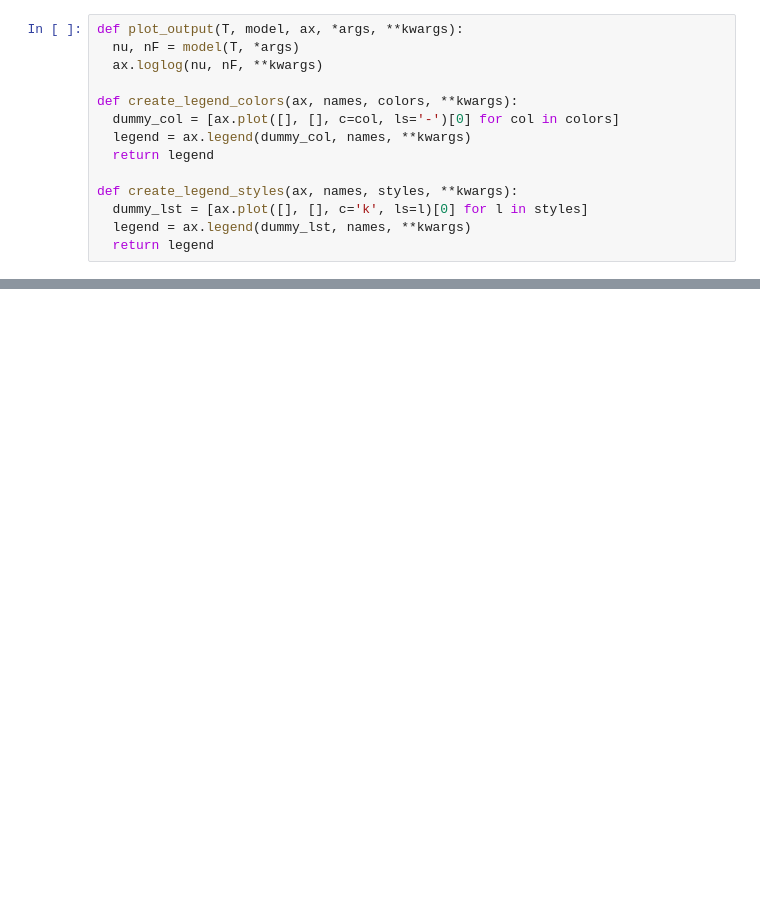
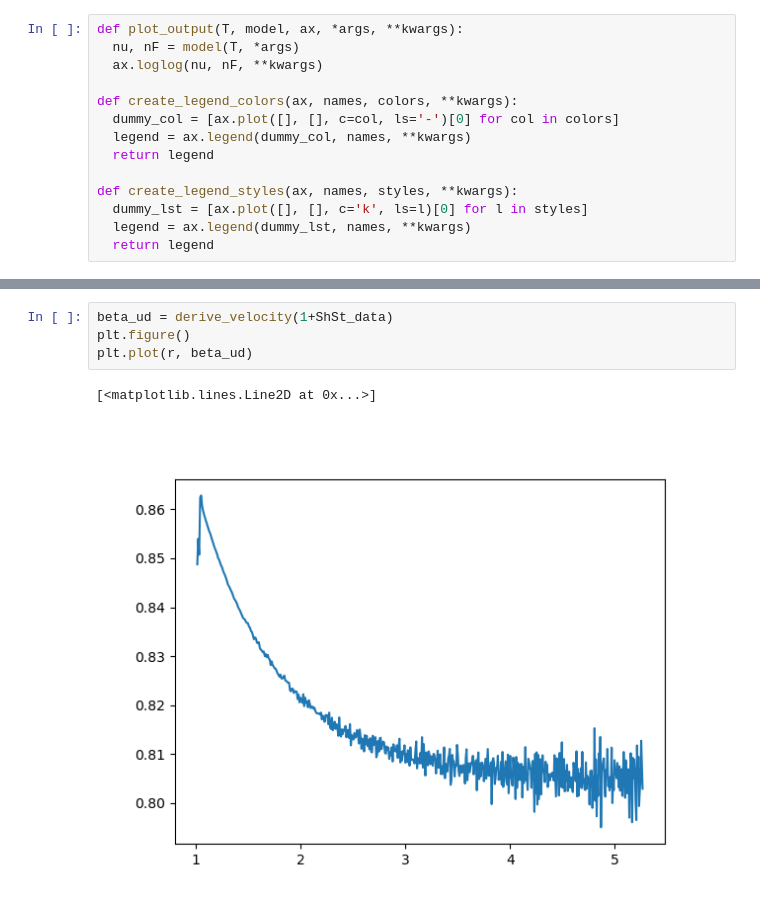
Before and after one commit to ACharletENSL/GAMMA_MWN, a Jupyter notebook: bin/Tools/project_v2/test_peak.ipynb, the cells around one changed output, grey strips where cells are left out. Cells and saved outputs as stored; diff of their text form; blank space fills up the shorter version.

```diff
--- a/bin/Tools/project_v2/test_peak.ipynb
+++ b/bin/Tools/project_v2/test_peak.ipynb
@@ -216,0 +260,7 @@ for au, m, n, ls in zip(aus, ms, ns, lstyles):
+# %%
+beta_ud = derive_velocity(1+ShSt_data)
+plt.figure()
+plt.plot(r, beta_ud)
+# %% [output]
+[<matplotlib.lines.Line2D at 0x...>]
+[figure, added]
```
Also changed, not shown: parts of 56 cells of this notebook, 34 other files.
